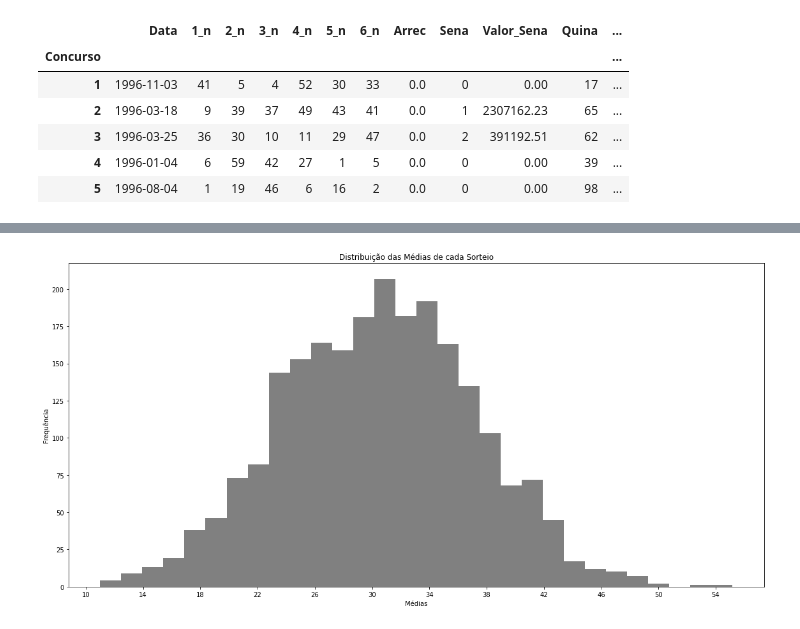
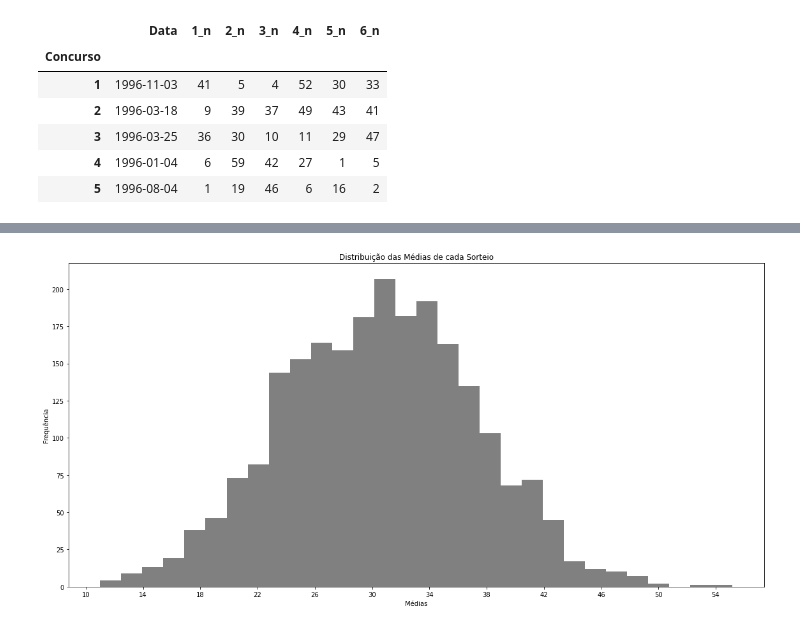
Before and after one commit to SamuelBaptista/estatistica-megasena, a Jupyter notebook: megasena.ipynb, the cells around one changed output, grey strips where cells are left out. Cells and saved outputs as stored; diff of their text form; code cells hidden in the pictures.

```diff
--- a/megasena.ipynb
+++ b/megasena.ipynb
@@ -36,18 +44,32 @@ mega_sena = pre_process_dataframe(filename=FILENAME, drop=['Cidade', 'UF'])
+# %%
+# Criando e pré-processando o dataframe com os números.
+megasena = pre_process_dataframe(filename=FILENAME, drop=['Cidade',
+                                                          'UF',
+                                                          'Arrecadacao_Total',
+                                                          'Ganhadores_Sena',
+                                                          'Rateio_Sena',
+                                                          'Ganhadores_Quina',
+                                                          'Rateio_Quina',
+                                                          'Ganhadores_Quadra',
+                                                          'Rateio_Quadra',
+                                                          'Acumulado',
+                                                          'Valor_Acumulado',
+                                                          'Estimativa_Prêmio',
+                                                          'Acumulado_Mega_da_Virada'])
 # %%
 # Definindo nome das colunas
-names = ['Data', '1_n', '2_n','3_n', '4_n', '5_n', '6_n', 'Arrec', 'Sena', 'Valor_Sena', 'Quina',
-         'Valor_Quina', 'Quadra', 'Valor_Quadra', 'Acumulado', 'Valor_Acumulado', 'Estimativa', 'Mega_Virada']
+names = ['Data', '1_n', '2_n','3_n', '4_n', '5_n', '6_n']
 # %%
 # Alterando os nomes para facilitar a manipulação
-mega_sena.columns = names
+megasena.columns = names
 
 # Vizualizando as primeiras linhas
-mega_sena.head()
+megasena.head()
 # %% [output]
-|  | Data | 1_n | 2_n | 3_n | 4_n | 5_n | 6_n | Arrec | Sena | Valor_Sena | Quina | ... |
-| Concurso |  |  |  |  |  |  |  |  |  |  |  | ... |
-| 1 | 1996-11-03 | 41 | 5 | 4 | 52 | 30 | 33 | 0.0 | 0 | 0.00 | 17 | ... |
-| 2 | 1996-03-18 | 9 | 39 | 37 | 49 | 43 | 41 | 0.0 | 1 | 2307162.23 | 65 | ... |
-| 3 | 1996-03-25 | 36 | 30 | 10 | 11 | 29 | 47 | 0.0 | 2 | 391192.51 | 62 | ... |
-| 4 | 1996-01-04 | 6 | 59 | 42 | 27 | 1 | 5 | 0.0 | 0 | 0.00 | 39 | ... |
-| 5 | 1996-08-04 | 1 | 19 | 46 | 6 | 16 | 2 | 0.0 | 0 | 0.00 | 98 | ... |
+|  | Data | 1_n | 2_n | 3_n | 4_n | 5_n | 6_n |
+| Concurso |  |  |  |  |  |  |  |
+| 1 | 1996-11-03 | 41 | 5 | 4 | 52 | 30 | 33 |
+| 2 | 1996-03-18 | 9 | 39 | 37 | 49 | 43 | 41 |
+| 3 | 1996-03-25 | 36 | 30 | 10 | 11 | 29 | 47 |
+| 4 | 1996-01-04 | 6 | 59 | 42 | 27 | 1 | 5 |
+| 5 | 1996-08-04 | 1 | 19 | 46 | 6 | 16 | 2 |
```
Also changed, not shown: parts of 64 cells of this notebook, 8 other files.
